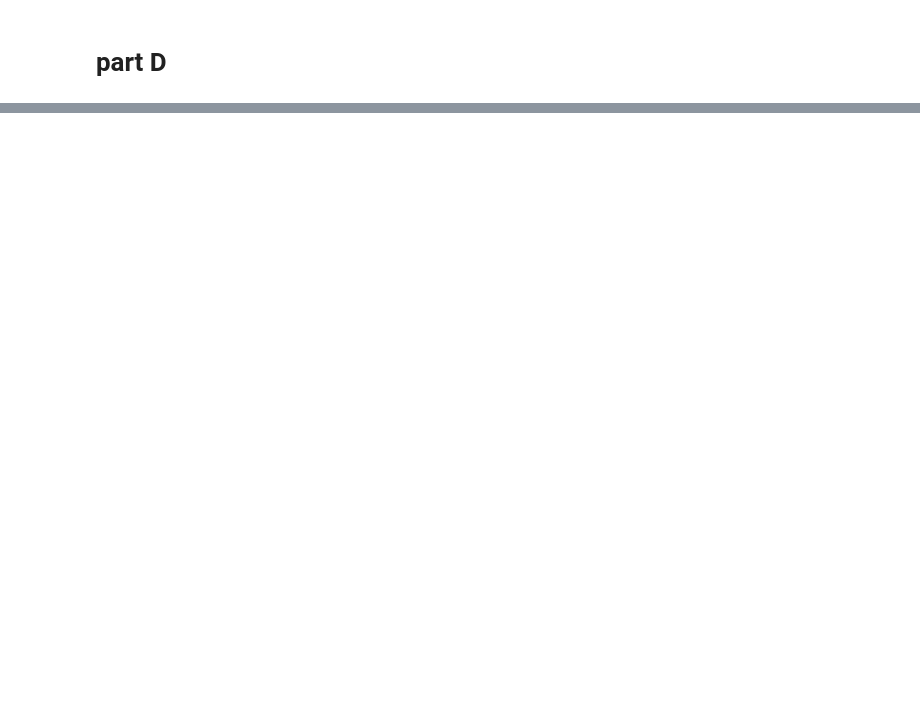
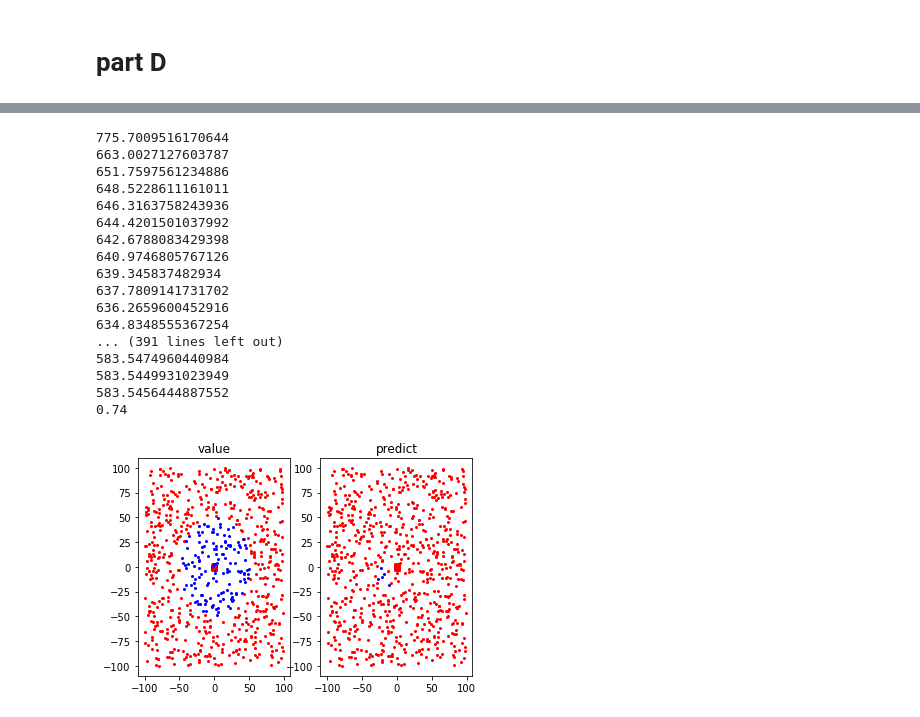
Before and after one commit to TaliaSeada/NeuroComputation_firstProject, a Jupyter notebook: C_D/C D.ipynb, the cells around one changed output, grey strips where cells are left out. Drawn from its saved outputs; the diff is of its cells as text; code cells hidden in the pictures; blank space fills up the shorter version.

```diff
--- a/C_D/C D.ipynb
+++ b/C_D/C D.ipynb
@@ -638,0 +485,42 @@ weight, bias = ada.fit()
+# %%
+trainb=build_data_partB(9)
+listA=net2.getLastHiddenLayerInfo(trainb)
+dftrain=pd.DataFrame()
+for i in range(len(listA)):
+    if(i<len(listA)-1):
+        dftrain[i]=listA[i]
+    else:
+        dftrain["value"]=listA[i]
+testb=build_data_partB(3)
+listB=net2.getLastHiddenLayerInfo(testb)
+dftest=pd.DataFrame()
+for i in range(len(listB)):
+    if(i<len(listB)-1):
+        dftest[i]=listB[i]
+    else:
+        dftest["value"]=listB[i]
+
+adab=Adaline(0.1, dftrain, 5)
+weight,bias =adab.fit()
+count=adab.predict(dftest,testb,weight, bias)
+print(adab.score(count, dftest))
+plotting_test(testb)
+# %% [output]
+775.7009516170644
+663.0027127603787
+651.7597561234886
+648.5228611161011
+646.3163758243936
+644.4201501037992
+642.6788083429398
+640.9746805767126
+639.345837482934
+637.7809141731702
+636.2659600452916
+634.8348555367254
+... (391 lines left out)
+583.5474960440984
+583.5449931023949
+583.5456444887552
+0.74
+[figure, added]
```
Also changed, not shown: parts of 17 cells of this notebook.
